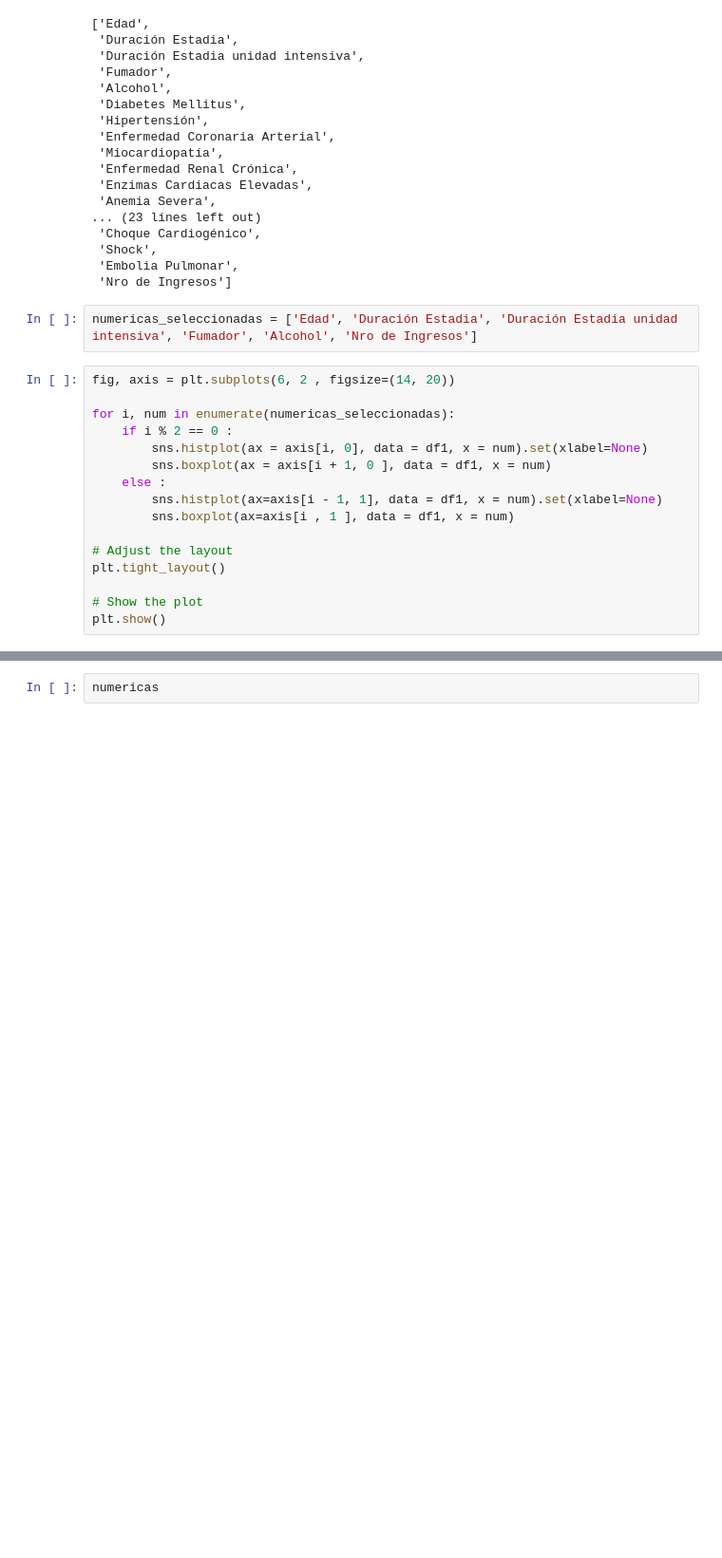
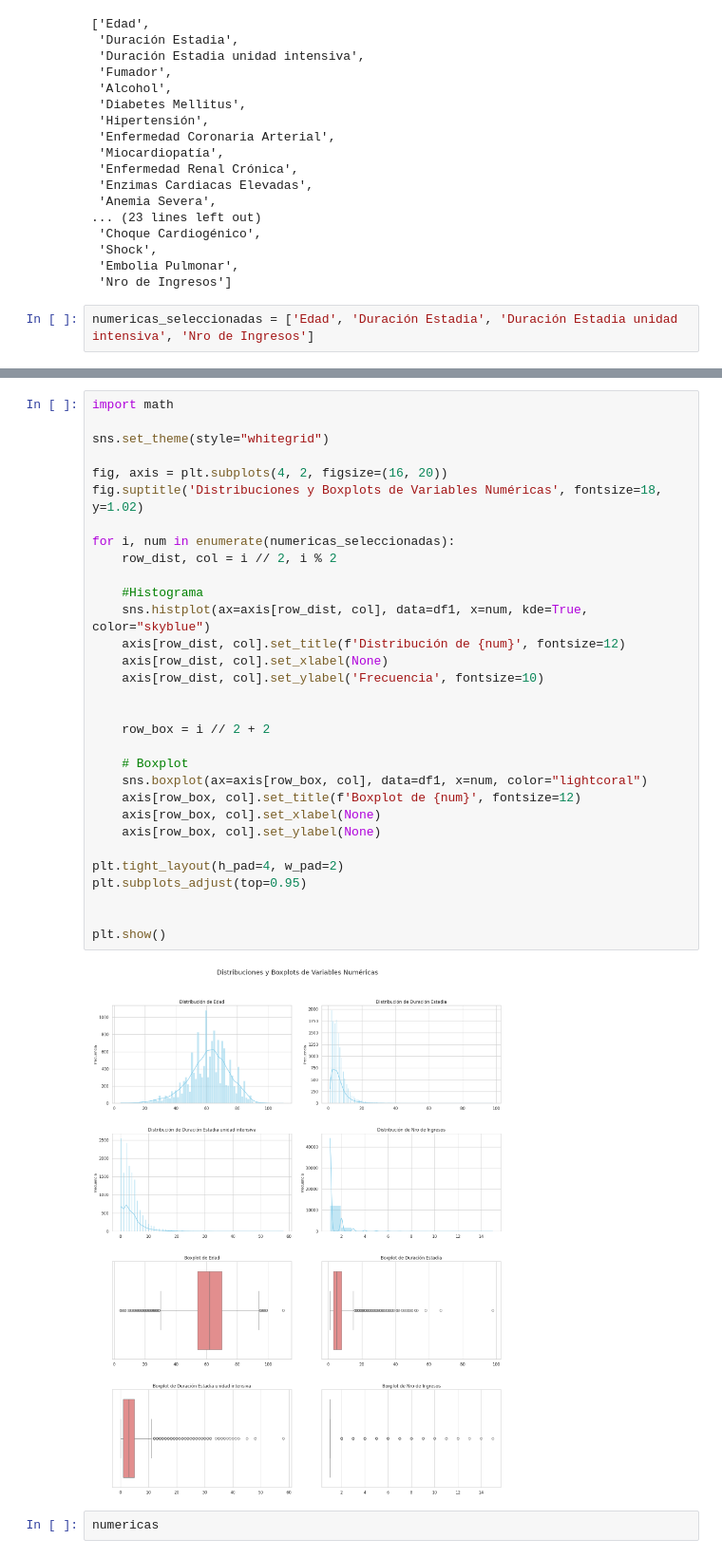
Before and after one commit to Estefaniagz/Proyecto_nocountry, a Jupyter notebook: explore.ipynb, the cells around one changed output, grey strips where cells are left out. Shown at 95% size. Drawn from its saved outputs; the diff is of its cells as text; blank space fills up the shorter version.

```diff
--- a/explore.ipynb
+++ b/explore.ipynb
@@ -448,20 +525,4 @@ numericas
  'Embolia Pulmonar',
  'Nro de Ingresos']
 # %%
-numericas_seleccionadas = ['Edad', 'Duración Estadia', 'Duración Estadia unidad intensiva', 'Fumador', 'Alcohol', 'Nro de Ingresos']
+numericas_seleccionadas = ['Edad', 'Duración Estadia', 'Duración Estadia unidad intensiva', 'Nro de Ingresos']
-# %%
-fig, axis = plt.subplots(6, 2 , figsize=(14, 20))
-
-for i, num in enumerate(numericas_seleccionadas):
-    if i % 2 == 0 :
-        sns.histplot(ax = axis[i, 0], data = df1, x = num).set(xlabel=None)
-        sns.boxplot(ax = axis[i + 1, 0 ], data = df1, x = num)
-    else :
-        sns.histplot(ax=axis[i - 1, 1], data = df1, x = num).set(xlabel=None)
-        sns.boxplot(ax=axis[i , 1 ], data = df1, x = num)
-
-# Adjust the layout
-plt.tight_layout()
-
-# Show the plot
-plt.show()
@@ -470,3 +529,36 @@ plt.show()
+# %%
+import math
+
+sns.set_theme(style="whitegrid")
+
+fig, axis = plt.subplots(4, 2, figsize=(16, 20))
+fig.suptitle('Distribuciones y Boxplots de Variables Numéricas', fontsize=18, y=1.02)
+
+for i, num in enumerate(numericas_seleccionadas):
+    row_dist, col = i // 2, i % 2
+
+    #Histograma
+    sns.histplot(ax=axis[row_dist, col], data=df1, x=num, kde=True, color="skyblue")
+    axis[row_dist, col].set_title(f'Distribución de {num}', fontsize=12)
+    axis[row_dist, col].set_xlabel(None)
+    axis[row_dist, col].set_ylabel('Frecuencia', fontsize=10)
+
+
+    row_box = i // 2 + 2
+
+    # Boxplot
+    sns.boxplot(ax=axis[row_box, col], data=df1, x=num, color="lightcoral")
+    axis[row_box, col].set_title(f'Boxplot de {num}', fontsize=12)
+    axis[row_box, col].set_xlabel(None)
+    axis[row_box, col].set_ylabel(None)
+
+plt.tight_layout(h_pad=4, w_pad=2)
+plt.subplots_adjust(top=0.95)
+
+
+plt.show()
+# %% [output]
+[figure, added]
 # %%
 numericas
 # %% [output]
```
Also changed, not shown: parts of 17 cells of this notebook.
